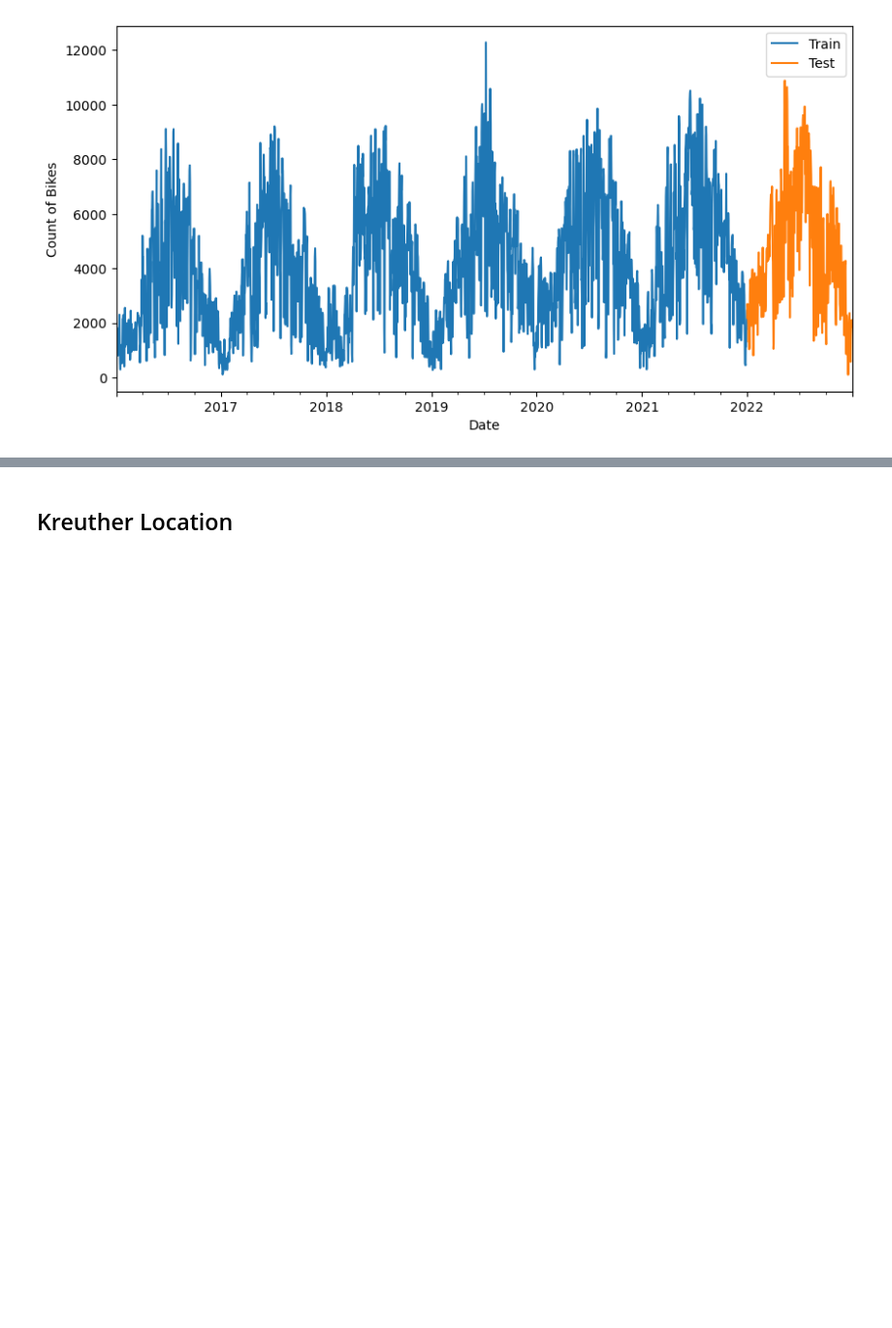
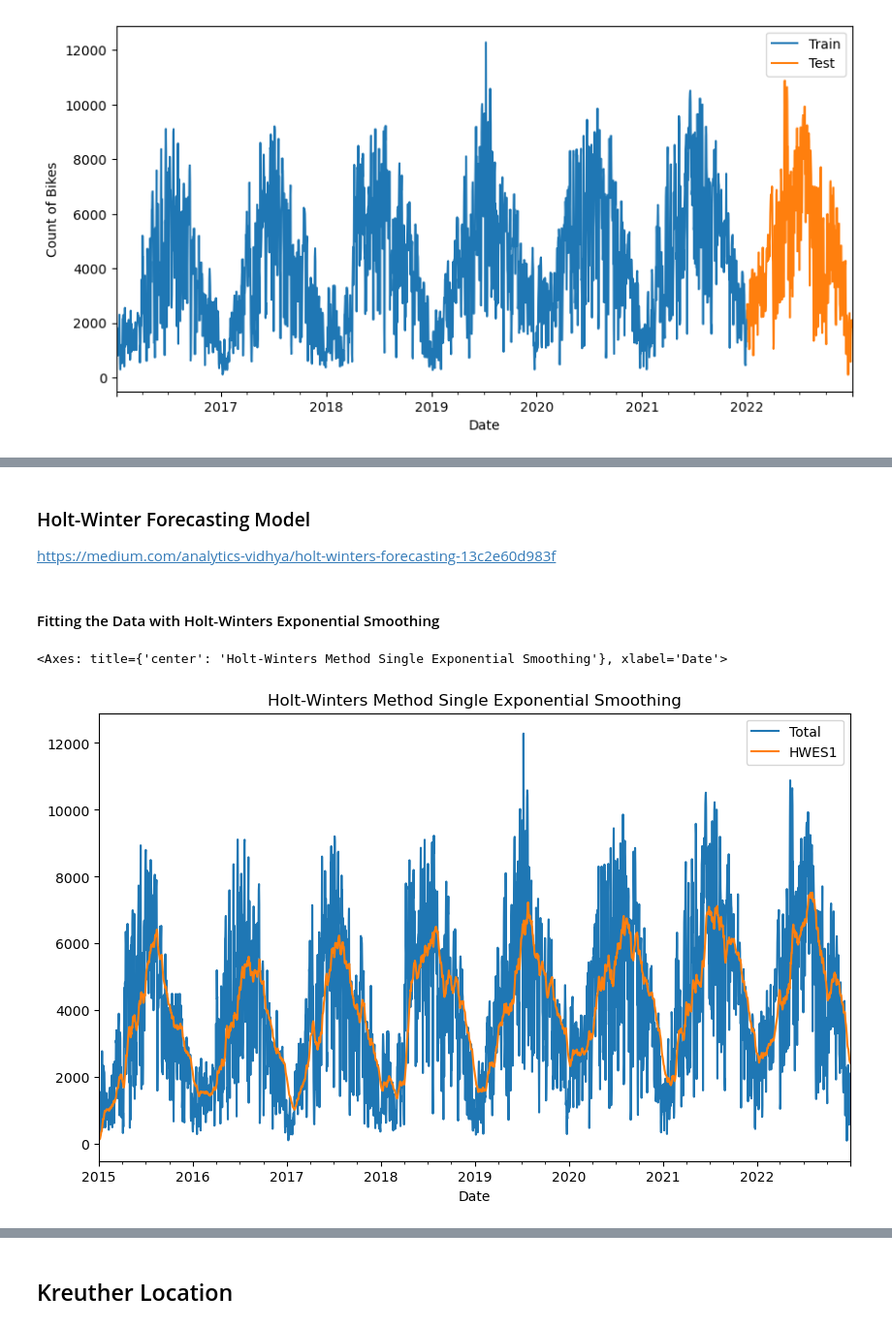
Before and after one commit to cap7586/CaroPeThesis, a Jupyter notebook: Munich_Complete_Analysis/Muc.ipynb, the cells around one changed output, grey strips where cells are left out. Shown at 97% size. Cells and saved outputs as stored; diff of their text form; code cells hidden in the pictures; blank space fills up the shorter version.

Commit message:
Holt-Winters Exp Smoothing 1 2 and 3 addded to Muc analysis

```diff
--- a/Munich_Complete_Analysis/Muc.ipynb
+++ b/Munich_Complete_Analysis/Muc.ipynb
@@ -898,0 +905,19 @@ plt.show()
+# %% [markdown]
+### Holt-Winter Forecasting Model
+https://medium.com/analytics-vidhya/holt-winters-forecasting-13c2e60d983f
+# %% [markdown]
+#### Fitting the Data with Holt-Winters Exponential Smoothing
+# %%
+# Before starting with the models, we shall first define the weight coefficient Alpha and the Time Period.
+
+# Set the value of Alpha and define m (Time Period)
+m = 12
+alpha = 1/(2*m)
+
+#airline[[‘Thousands of Passengers’,’HWES1']].plot(title=’Holt Winters Single Exponential Smoothing’);
+
+df_m_e_model['HWES1'] = SimpleExpSmoothing(df_m_e_model['Total']).fit(smoothing_level=alpha, optimized=False,use_brute=True).fittedvalues
+df_m_e_model[['Total','HWES1']].plot(title='Holt-Winters Method Single Exponential Smoothing')
+# %% [output]
+<Axes: title={'center': 'Holt-Winters Method Single Exponential Smoothing'}, xlabel='Date'>
+[figure, added]
```
Also changed, not shown: parts of 8 cells of this notebook.
